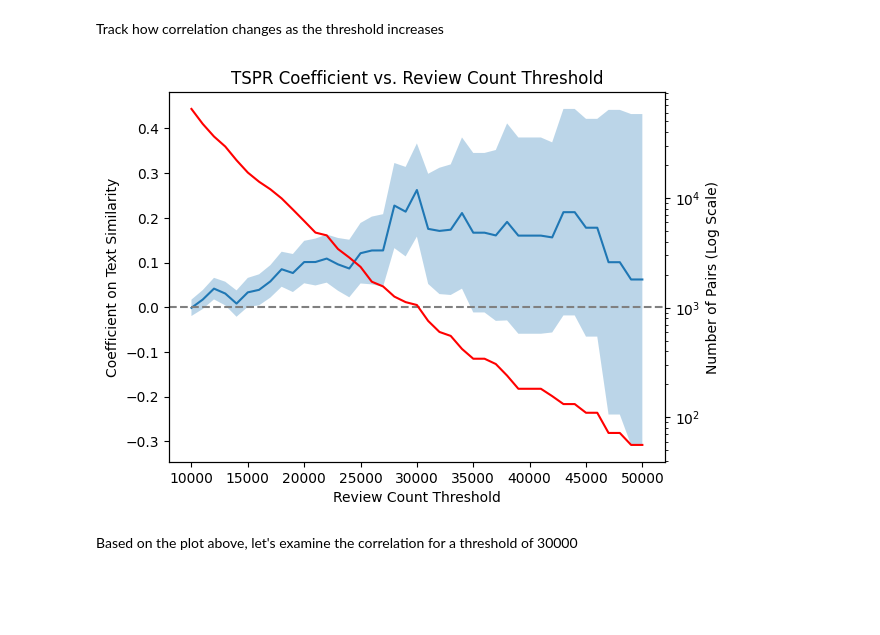
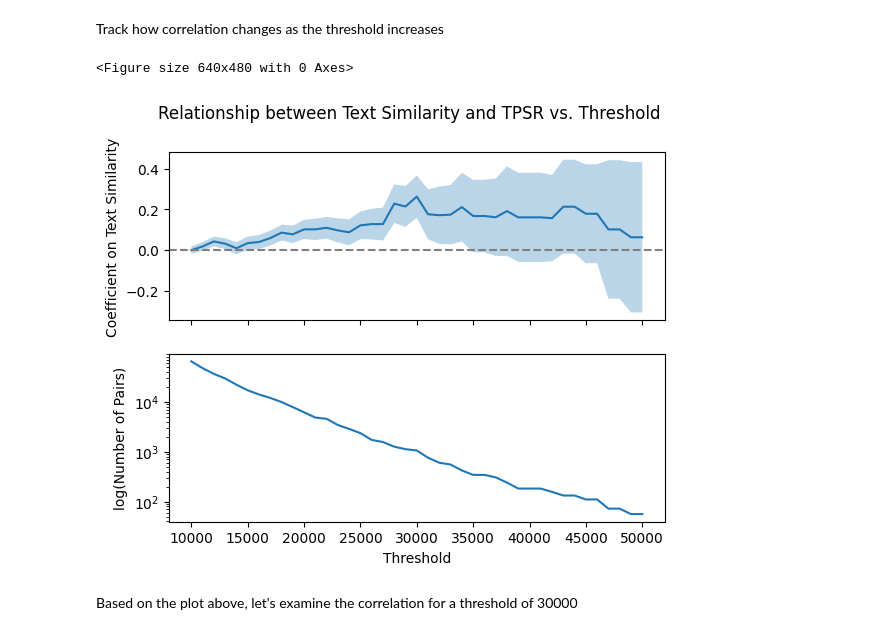
Before and after one commit to gmoore016/Industrial-Organization-III, a Jupyter notebook: movielens/code/pagerank.ipynb, the cells around one changed output. Saved outputs shown, nothing was run; the diff lists cells and outputs as text; code cells hidden in the pictures; blank space fills up the shorter version.

Commit message:
Move all twin-x axes to stacked

```diff
--- a/movielens/code/pagerank.ipynb
+++ b/movielens/code/pagerank.ipynb
@@ -185,28 +185,32 @@ for threshold in thresholds:
     coefficients.append(results.params['text_similarity'])
     errors.append(results.bse['text_similarity'])
 # %%
-# Plot the correlation vs threshold
-plt.plot(thresholds, coefficients)
-plt.fill_between(thresholds, np.array(coefficients) - 1.96 * np.array(errors), np.array(coefficients) + 1.96 * np.array(errors), alpha=0.3)
-plt.xlabel('Review Count Threshold')
-plt.ylabel('Coefficient on Text Similarity')
-plt.title('TSPR Coefficient vs. Review Count Threshold')
+# Create stacked plots with shared x axis
+plt.clf()
+fig, axs = plt.subplots(2, sharex = True)
 
-# Grey dashed horizontal line at 0
-plt.axhline(y=0, color='grey', linestyle='--')
+# Add title
+fig.suptitle('Relationship between Text Similarity and TPSR vs. Threshold')
 
-# Add the density of the points
-plt.twinx()
-plt.plot(thresholds, counts, color='red')
-plt.ylabel('Number of Pairs (Log Scale)')
-plt.yscale('log')
+# On the first figure, plot the coefficients as a function of the threshold
+axs[0].plot(thresholds, coefficients)
+axs[0].fill_between(thresholds, np.array(coefficients) - 1.96 * np.array(errors), np.array(coefficients) + 1.96 * np.array(errors), alpha=0.3)
+axs[0].set_ylabel('Coefficient on Text Similarity')
 
-# Save plot to disk
+axs[0].axhline(0, color='grey', linestyle='--')
+
+# For the second figure, plot the number of pairs as a function of the threshold
+axs[1].plot(thresholds, counts)
+axs[1].set_xlabel('Threshold')
+axs[1].set_ylabel('log(Number of Pairs)')
+axs[1].set_yscale('log')
+
 plt.savefig('../output/threshold_vs_coefficient.png')
 
 plt.show()
 # %% [output]
+<Figure size 640x480 with 0 Axes>
-[figure, old version]
+[figure, new version]
 # %% [markdown]
 Based on the plot above, let's examine the correlation for a threshold of 30000
 # %%
```
Also changed, not shown: 2 other files.
